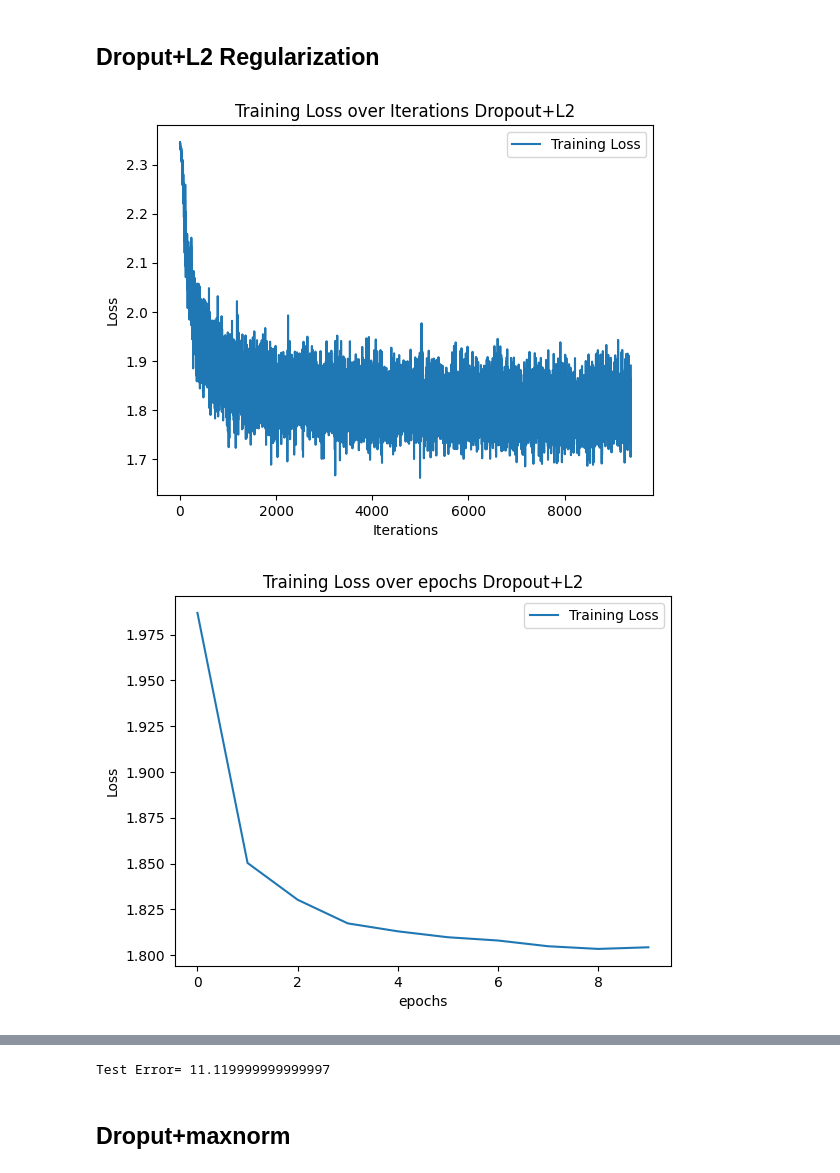
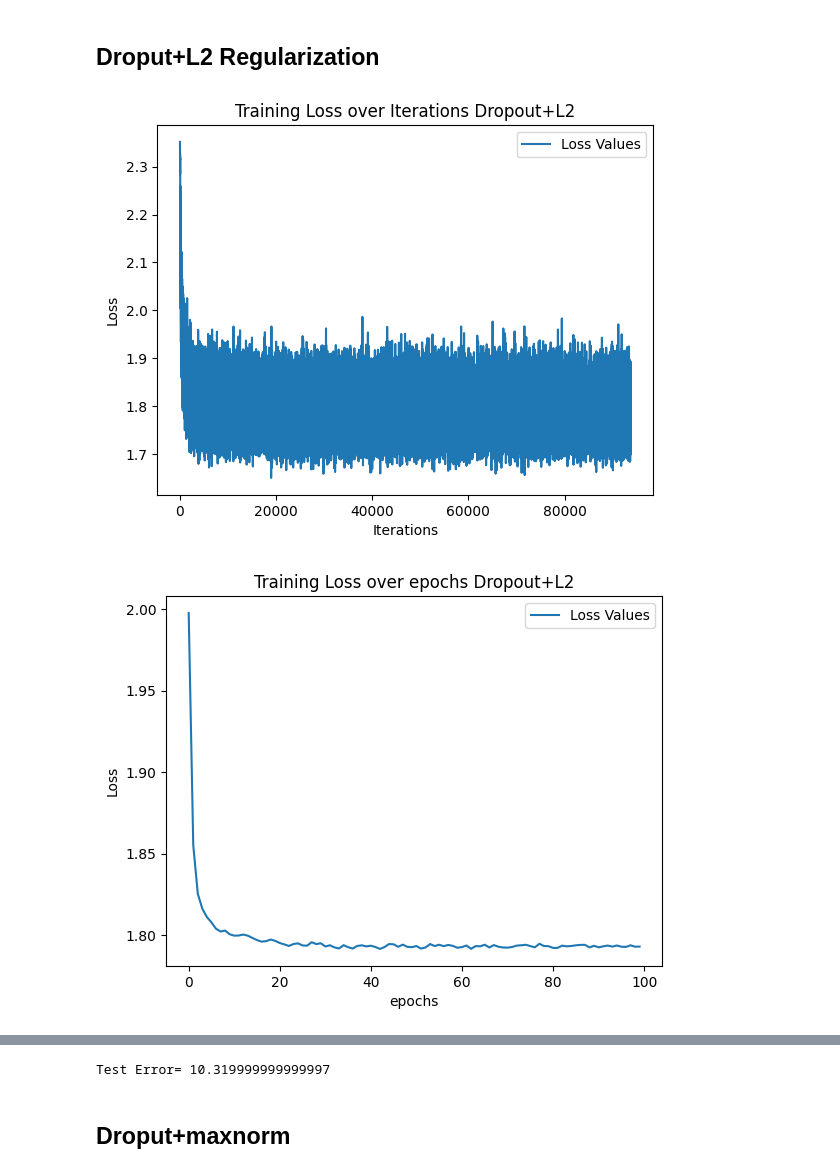
Before and after one commit to Mbigdeli2003/Deep-Learning, a Jupyter notebook: DNN_HW3_Q3_Morteza_Bigdeli.ipynb, the cells around one changed output, grey strips where cells are left out. Saved outputs shown, nothing was run; the diff lists cells and outputs as text; code cells hidden in the pictures.

```diff
--- a/DNN_HW3_Q3_Morteza_Bigdeli.ipynb
+++ b/DNN_HW3_Q3_Morteza_Bigdeli.ipynb
@@ -310,10 +85,11 @@ def train_model(model, train_loader, test_loader, criterion, optimizer, epochs):
 
 # Define different regularization methods
 def l2_regularization(model, lambda_l2=0.01):
+    l2_norm=0
     l2_norm = (sum(p.pow(2.0).sum() for p in model.parameters()))**(0.5)
     return lambda_l2 * l2_norm
 
-epochs = 10
+epochs = 100
 results = {}
 
 # L2 Regularization
@@ -321,21 +97,21 @@ criterion = lambda outputs, targets: nn.CrossEntropyLoss()(outputs, targets) + l
 optimizer = optim.Adam(model.parameters(), lr=0.001)
 train_losses_l2, val_losses_l2, train_loss_epochs_l2 = train_model(model, train_loader, test_loader, criterion, optimizer, epochs)
 # Plotting results
-plt.plot(train_losses_l2, label='Training Loss')
+plt.plot(train_losses_l2, label=' Train Loss')
 plt.xlabel('Iterations')
 plt.ylabel('Loss')
 plt.title('Training Loss over Iterations L2')
 plt.legend()
 plt.show()
 
-plt.plot(train_loss_epochs_l2, label='Training Loss')
+plt.plot(train_loss_epochs_l2, label='Loss Values')
 plt.xlabel('epochs')
 plt.ylabel('Loss')
 plt.title('Training Loss over epochs L2')
 plt.legend()
 plt.show()
 
-plt.plot(val_losses_l2, label='Training Loss')
+plt.plot(val_losses_l2, label='Loss Values')
 plt.xlabel('Epochs')
 plt.ylabel('Loss')
 plt.title('Validation Loss over Epochs L2')
@@ -564,6 +342,7 @@ def train_model(model, train_loader, test_loader, criterion, optimizer, epochs):
 
 # Define different regularization methods
 def l2_regularization(model, lambda_l2=0.01):
+    l2_norm =0
     l2_norm = (sum(p.pow(2.0).sum() for p in model.parameters()))**(0.5)
     return lambda_l2 * l2_norm
 
@@ -575,7 +354,7 @@ def kl_sparsity_regularization(model, rho=0.05, beta=0.01):
             kl_div += beta * (rho * torch.log(rho / p) + (1 - rho) * torch.log((1 - rho) / (1 - p)))
     return kl_div
 
-epochs = 10
+epochs = 100
 results = {}
 
 # L2 Regularization
@@ -585,19 +364,19 @@ train_losses_l2_kl, val_losses_l2_kl, train_loss_epochs_l2_kl = train_model(mode
 # Plotting results
 plt.plot(train_losses_l2_kl, label='Training Loss')
 plt.xlabel('Iterations')
-plt.ylabel('Loss')
+plt.ylabel('Loss Values')
 plt.title('Training Loss over Iterations L2+KL')
 plt.legend()
 plt.show()
 
-plt.plot(train_loss_epochs_l2_kl, label='Training Loss')
+plt.plot(train_loss_epochs_l2_kl, label='Loss Values')
 plt.xlabel('epochs')
 plt.ylabel('Loss')
 plt.title('Training Loss over epochs L2+KL')
 plt.legend()
 plt.show()
 
-plt.plot(val_losses_l2_kl, label='Training Loss')
+plt.plot(val_losses_l2_kl, label='Loss Values')
 plt.xlabel('Epochs')
 plt.ylabel('Loss')
 plt.title('Validation Loss over Epochs L2+KL')
@@ -616,5 +395,5 @@ with torch.no_grad():
            correct += (predicted == y_test).sum().item()
 
 test_accuracy_l2_kl = (1 - correct / total)*100
-print('Test Error=',test_accuracy_l2)
+print('Test Error=',test_accuracy_l2_kl)
 # %% [output]
@@ -702,29 +481,29 @@ def max_norm_regularization(model, max_norm=3):
         if isinstance(layer, nn.Linear):
             layer.weight.data = torch.clamp(layer.weight.data, -max_norm, max_norm)
 
-epochs = 10
+epochs = 100
 results = {}
 
 # L2 Regularization
-criterion = lambda outputs, targets: nn.CrossEntropyLoss()(outputs, targets) + l2_regularization(model)+kl_sparsity_regularization(model)
+criterion = lambda outputs, targets: nn.CrossEntropyLoss()(outputs, targets)
 optimizer = optim.Adam(model.parameters(), lr=0.001)
 train_losses_maxnorm, val_losses_maxnorm, train_loss_epochs_maxnorm = train_model(model, train_loader, test_loader, criterion, optimizer, epochs)
 # Plotting results
-plt.plot(train_losses_maxnorm, label='Training Loss')
+plt.plot(train_losses_maxnorm, label='Loss Values')
 plt.xlabel('Iterations')
 plt.ylabel('Loss')
 plt.title('Training Loss over Iterations maxnorm')
 plt.legend()
 plt.show()
 
-plt.plot(train_loss_epochs_maxnorm, label='Training Loss')
+plt.plot(train_loss_epochs_maxnorm, label='Loss Values')
 plt.xlabel('epochs')
 plt.ylabel('Loss')
 plt.title('Training Loss over epochs maxnorm')
 plt.legend()
 plt.show()
 
-plt.plot(val_losses_maxnorm, label='Training Loss')
+plt.plot(val_losses_maxnorm, label='Loss Values')
 plt.xlabel('Epochs')
 plt.ylabel('Loss')
 plt.title('Validation Loss over Epochs maxnorm')
@@ -742,6 +521,6 @@ with torch.no_grad():
            total += y_test.size(0)
            correct += (predicted == y_test).sum().item()
 
-test_accuracy_l2_maxnorm = (1 - correct / total)*100
-print('Test Error=',test_accuracy_l2)
+test_accuracy_maxnorm = (1 - correct / total)*100
+print('Test Error=',test_accuracy_maxnorm)
 # %% [output]
@@ -826,10 +605,11 @@ def train_model(model, train_loader, test_loader, criterion, optimizer, epochs):
 
 # Define different regularization methods
 def l2_regularization(model, lambda_l2=0.01):
+    l2_norm=0
     l2_norm = (sum(p.pow(2.0).sum() for p in model.parameters()))**(0.5)
     return lambda_l2 * l2_norm
 
-epochs = 10
+epochs = 100
 results = {}
 
 # L2 Regularization
@@ -837,40 +617,40 @@ criterion = lambda outputs, targets: nn.CrossEntropyLoss()(outputs, targets) + l
 optimizer = optim.Adam(model.parameters(), lr=0.001)
 train_losses_D_l2, val_losses_D_l2, train_loss_epochs_D_l2 = train_model(model, train_loader, test_loader, criterion, optimizer, epochs)
 # Plotting results
-plt.plot(train_losses_D_l2, label='Training Loss')
+plt.plot(train_losses_D_l2, label='Loss Values')
 plt.xlabel('Iterations')
 plt.ylabel('Loss')
 plt.title('Training Loss over Iterations Dropout+L2')
 plt.legend()
 plt.show()
 
-plt.plot(train_loss_epochs_D_l2, label='Training Loss')
+plt.plot(train_loss_epochs_D_l2, label='Loss Values')
 plt.xlabel('epochs')
 plt.ylabel('Loss')
 plt.title('Training Loss over epochs Dropout+L2')
 plt.legend()
 plt.show()
 
-plt.plot(val_losses_D_l2, label='Training Loss')
+plt.plot(val_losses_D_l2, label='Loss Values')
 plt.xlabel('Epochs')
 plt.ylabel('Loss')
 plt.title('Validation Loss over Epochs Dropout+L2')
 plt.legend()
 plt.show()
 
 model.eval()
 correct = 0
 total = 0
 
 with torch.no_grad():
     for X_test, y_test in test_loader:
            outputs = model(X_test.view(X_test.size(0), -1))
            _, predicted = torch.max(outputs.data, 1)
            total += y_test.size(0)
            correct += (predicted == y_test).sum().item()
 
 test_accuracy_D_l2 = (1 - correct / total)*100
-print('Test Error=',test_accuracy_l2)
+print('Test Error=',test_accuracy_D_l2)
 # %% [output]
-[figure, old version]
+[figure, new version]
-[figure, old version]
+[figure, new version]
@@ -878,4 +658,4 @@ print('Test Error=',test_accuracy_l2)
-Test Error= 11.119999999999997
+Test Error= 10.319999999999997
 # %% [markdown]
 ## Droput+maxnorm
 # %%
```
Also changed, not shown: parts of 9 cells of this notebook.
